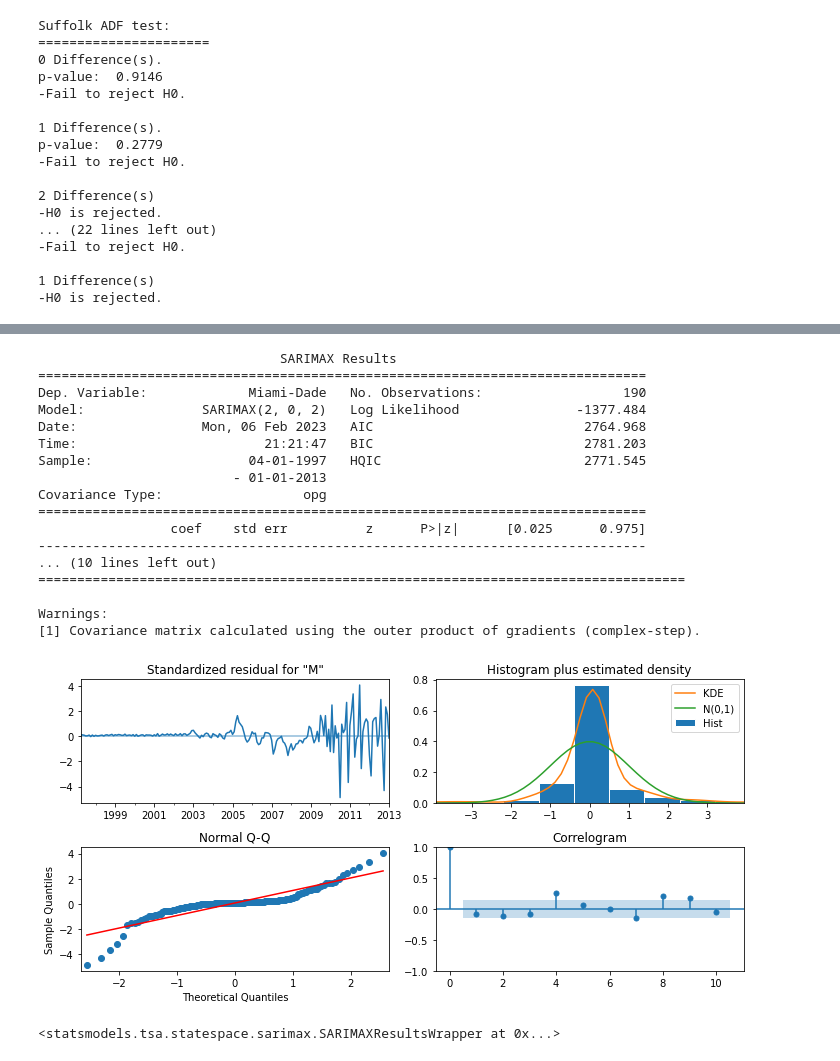
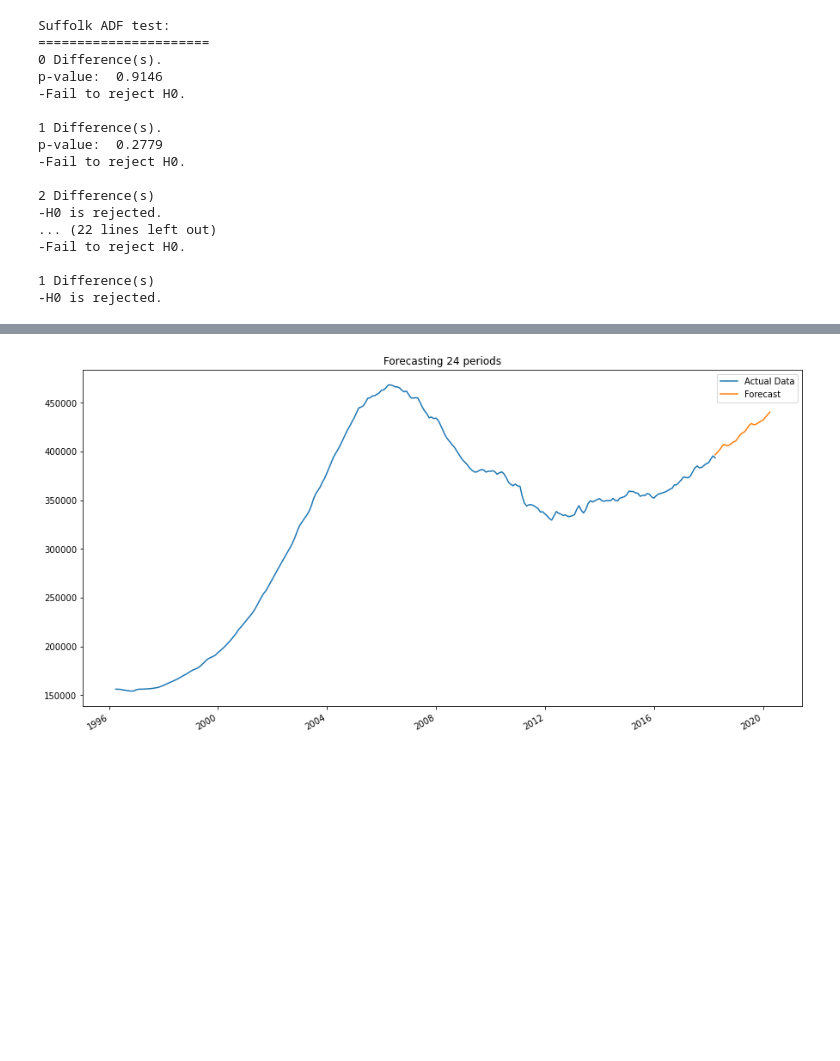
Before and after one commit to ovilar/phase_4-project, a Jupyter notebook: index.ipynb, the cells around one changed output, grey strips where cells are left out. Cells and saved outputs as stored; diff of their text form; code cells hidden in the pictures; blank space fills up the shorter version.

```diff
--- a/index.ipynb
+++ b/index.ipynb
@@ -453,26 +448,7 @@ Warnings:
-# %%
-# Miami-Dade ARMA Model p,q (2,2)
-arma_model(miami_df, (2,0,2))
-# %% [output]
-                               SARIMAX Results
-==============================================================================
-Dep. Variable:             Miami-Dade   No. Observations:                  190
-Model:               SARIMAX(2, 0, 2)   Log Likelihood               -1377.484
-Date:                Mon, 06 Feb 2023   AIC                           2764.968
-Time:                        21:21:47   BIC                           2781.203
-Sample:                    04-01-1997   HQIC                          2771.545
-                         - 01-01-2013
-Covariance Type:                  opg
-==============================================================================
-                 coef    std err          z      P>|z|      [0.025      0.975]
-------------------------------------------------------------------------------
-... (10 lines left out)
-===================================================================================
-
-Warnings:
-[1] Covariance matrix calculated using the outer product of gradients (complex-step).
-[figure, removed]
-<statsmodels.tsa.statespace.sarimax.SARIMAXResultsWrapper at 0x...>
+# %%
+forecast_func(suffolk, (2, 1, 2), (1, 1, 2, 12))
+# %% [output]
+[figure, added]
 # %%
 # Delving deeper into Suffolk, NY
 df_within = df[(df['CountyName'] == 'Suffolk') & (df['State'] == 'NY')]
```
Also changed, not shown: parts of 24 cells of this notebook.
